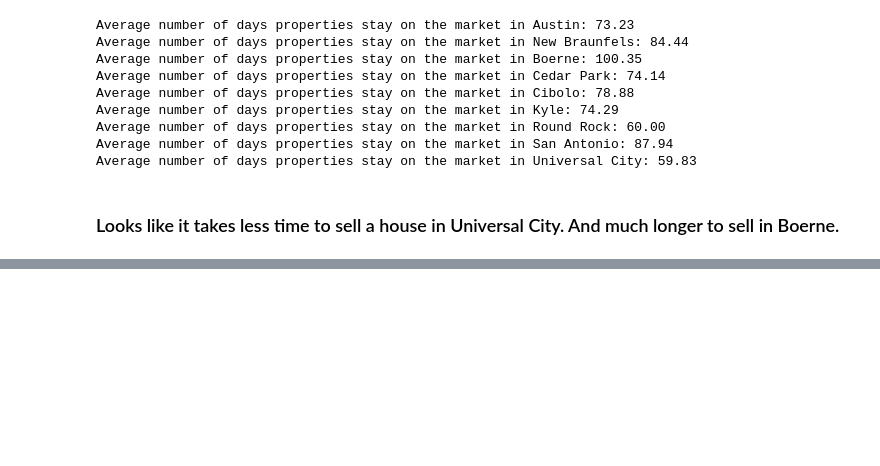
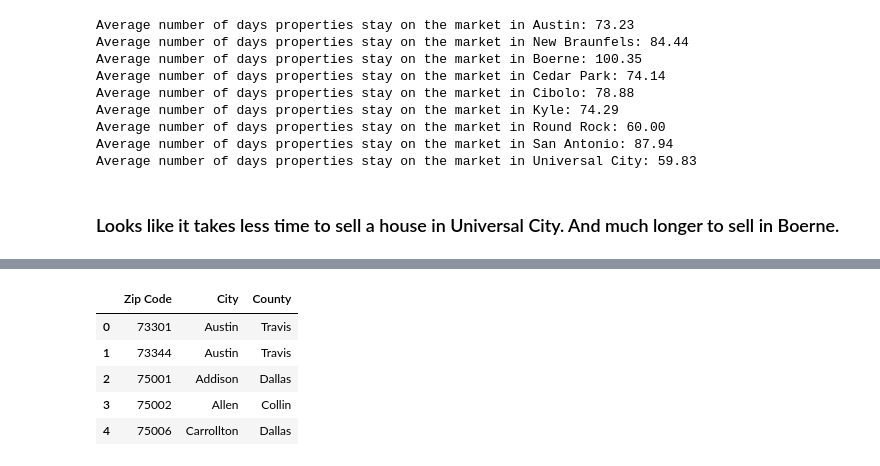
Before and after one commit to kkh1178/zillow, a Jupyter notebook: zillowproperties.ipynb, the cells around one changed output, grey strips where cells are left out. Cells and saved outputs as stored; diff of their text form; code cells hidden in the pictures; blank space fills up the shorter version.

```diff
--- a/zillowproperties.ipynb
+++ b/zillowproperties.ipynb
@@ -203,0 +215,18 @@ Average number of days properties stay on the market in Universal City: 59.83
+# %%
+# So instead of city names, I have zip codes. I found a list of zipcodes at https://www.zipcodestogo.com/Texas/
+
+# Lets import it
+
+zips = pd.read_csv('zips.csv', header = 1)
+zips.head()
+
+# Clean it up by removing unnecessary columns
+zips = zips[["Zip Code", "City", "County"]]
+zips.head()
+# %% [output]
+|  | Zip Code | City | County |
+| 0 | 73301 | Austin | Travis |
+| 1 | 73344 | Austin | Travis |
+| 2 | 75001 | Addison | Dallas |
+| 3 | 75002 | Allen | Collin |
+| 4 | 75006 | Carrollton | Dallas |
```
Also changed, not shown: parts of 5 cells of this notebook, 1 other file.
